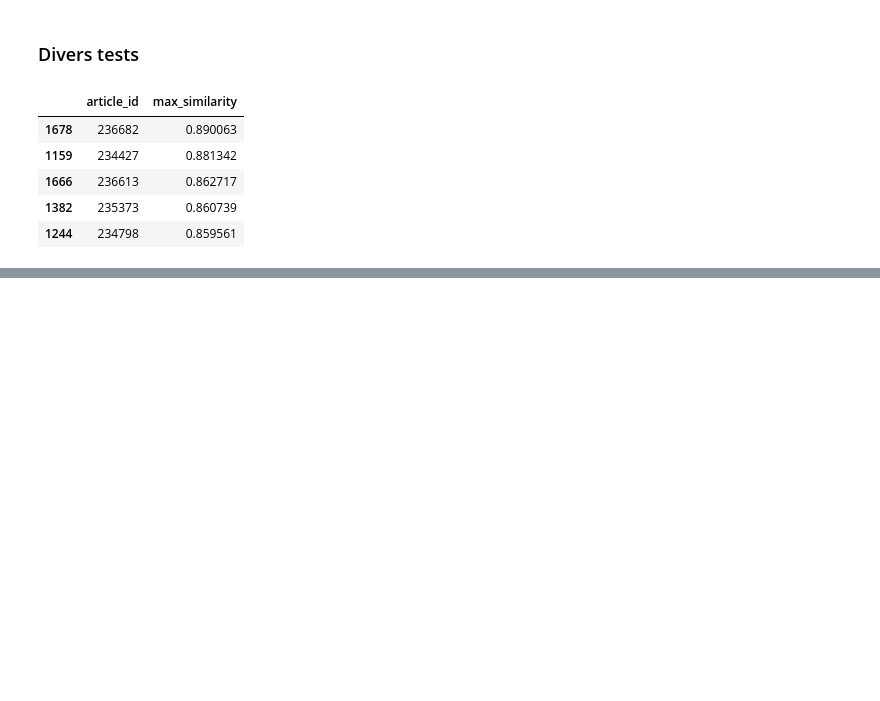
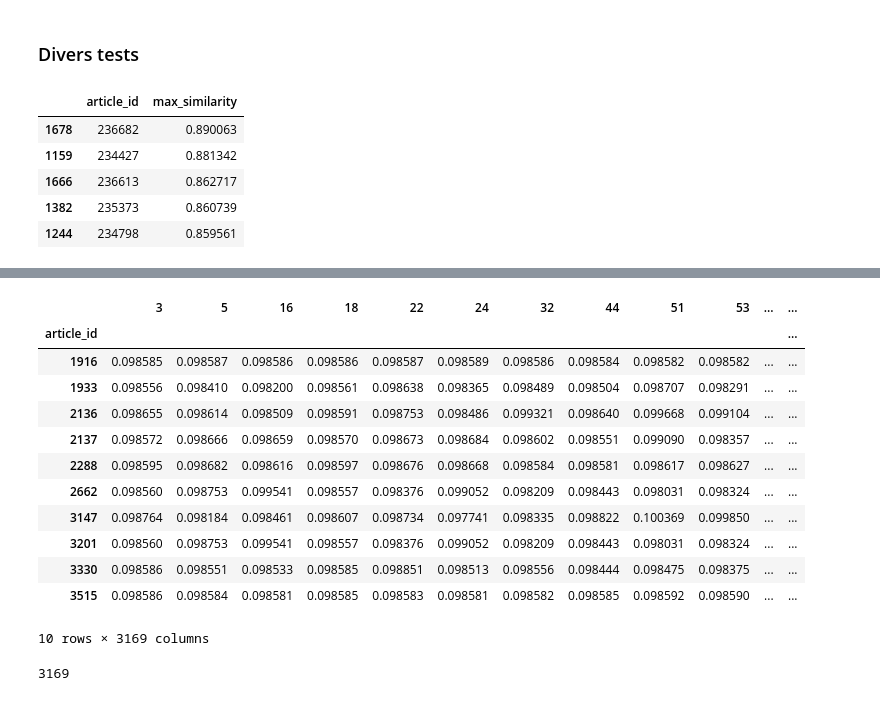
Before and after one commit to rlossec/RecSys_notebooks, a Jupyter notebook: p9-models.ipynb, the cells around one changed output, grey strips where cells are left out. Saved outputs shown, nothing was run; the diff lists cells and outputs as text; code cells hidden in the pictures; blank space fills up the shorter version.

```diff
--- a/p9-models.ipynb
+++ b/p9-models.ipynb
@@ -393,0 +455,6 @@ content_based_recommender_model.recommend_items(user_id=user_id)
+# %%
+#The number of factors to factor the user-item matrix.
+NUMBER_OF_FACTORS_MF = 15
+#Performs matrix factorization of the original user item matrix
+#U, sigma, Vt = svds(users_items_pivot_matrix, k = NUMBER_OF_FACTORS_MF)
+U, sigma, Vt = svds(users_items_pivot_sparse_matrix, k = NUMBER_OF_FACTORS_MF)
@@ -393,0 +469,3 @@ content_based_recommender_model.recommend_items(user_id=user_id)
+# %%
+sigma = np.diag(sigma)
+sigma.shape
@@ -393,0 +474,3 @@ content_based_recommender_model.recommend_items(user_id=user_id)
+# %%
+all_user_predicted_ratings = np.dot(np.dot(U, sigma), Vt)
+all_user_predicted_ratings
@@ -393,0 +491,24 @@ content_based_recommender_model.recommend_items(user_id=user_id)
+# %%
+all_user_predicted_ratings_norm = (all_user_predicted_ratings - all_user_predicted_ratings.min()) / (all_user_predicted_ratings.max() - all_user_predicted_ratings.min())
+# %%
+#Converting the reconstructed matrix back to a Pandas dataframe
+cf_preds_df = pd.DataFrame(all_user_predicted_ratings_norm, columns=users_items_pivot_matrix_df.columns, index=users_ids).transpose()
+cf_preds_df.head(10)
+# %% [output]
+|  | 3 | 5 | 16 | 18 | 22 | 24 | 32 | 44 | 51 | 53 | ... | ... |
+| article_id |  |  |  |  |  |  |  |  |  |  |  | ... |
+| 1916 | 0.098585 | 0.098587 | 0.098586 | 0.098586 | 0.098587 | 0.098589 | 0.098586 | 0.098584 | 0.098582 | 0.098582 | ... | ... |
+| 1933 | 0.098556 | 0.098410 | 0.098200 | 0.098561 | 0.098638 | 0.098365 | 0.098489 | 0.098504 | 0.098707 | 0.098291 | ... | ... |
+| 2136 | 0.098655 | 0.098614 | 0.098509 | 0.098591 | 0.098753 | 0.098486 | 0.099321 | 0.098640 | 0.099668 | 0.099104 | ... | ... |
+| 2137 | 0.098572 | 0.098666 | 0.098659 | 0.098570 | 0.098673 | 0.098684 | 0.098602 | 0.098551 | 0.099090 | 0.098357 | ... | ... |
+| 2288 | 0.098595 | 0.098682 | 0.098616 | 0.098597 | 0.098676 | 0.098668 | 0.098584 | 0.098581 | 0.098617 | 0.098627 | ... | ... |
+| 2662 | 0.098560 | 0.098753 | 0.099541 | 0.098557 | 0.098376 | 0.099052 | 0.098209 | 0.098443 | 0.098031 | 0.098324 | ... | ... |
+| 3147 | 0.098764 | 0.098184 | 0.098461 | 0.098607 | 0.098734 | 0.097741 | 0.098335 | 0.098822 | 0.100369 | 0.099850 | ... | ... |
+| 3201 | 0.098560 | 0.098753 | 0.099541 | 0.098557 | 0.098376 | 0.099052 | 0.098209 | 0.098443 | 0.098031 | 0.098324 | ... | ... |
+| 3330 | 0.098586 | 0.098551 | 0.098533 | 0.098585 | 0.098851 | 0.098513 | 0.098556 | 0.098444 | 0.098475 | 0.098375 | ... | ... |
+| 3515 | 0.098586 | 0.098584 | 0.098581 | 0.098585 | 0.098583 | 0.098581 | 0.098582 | 0.098585 | 0.098592 | 0.098590 | ... | ... |
+10 rows × 3169 columns
+# %%
+len(cf_preds_df.columns)
+# %% [output]
+3169
```
Also changed, not shown: parts of 95 cells of this notebook.
